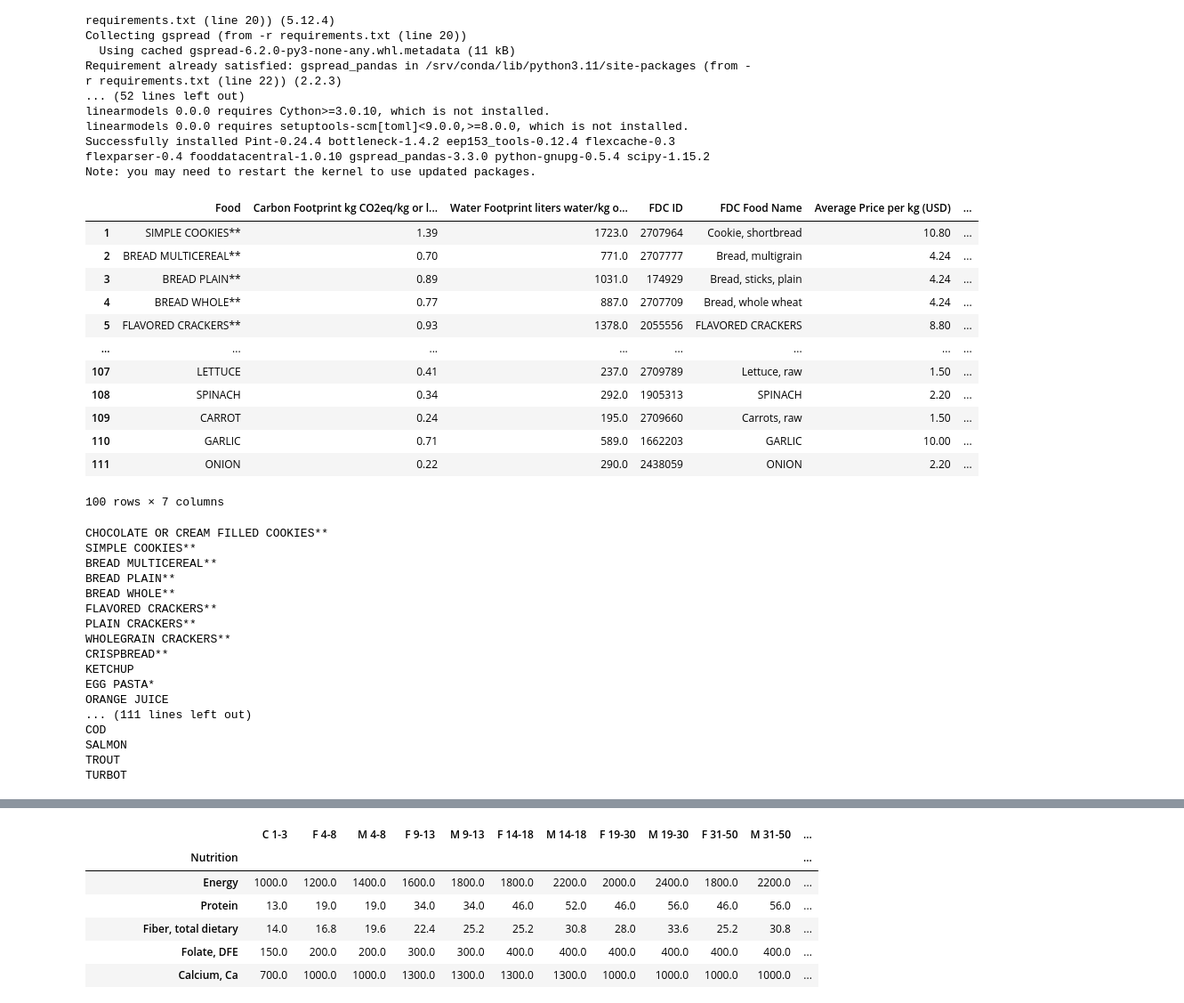
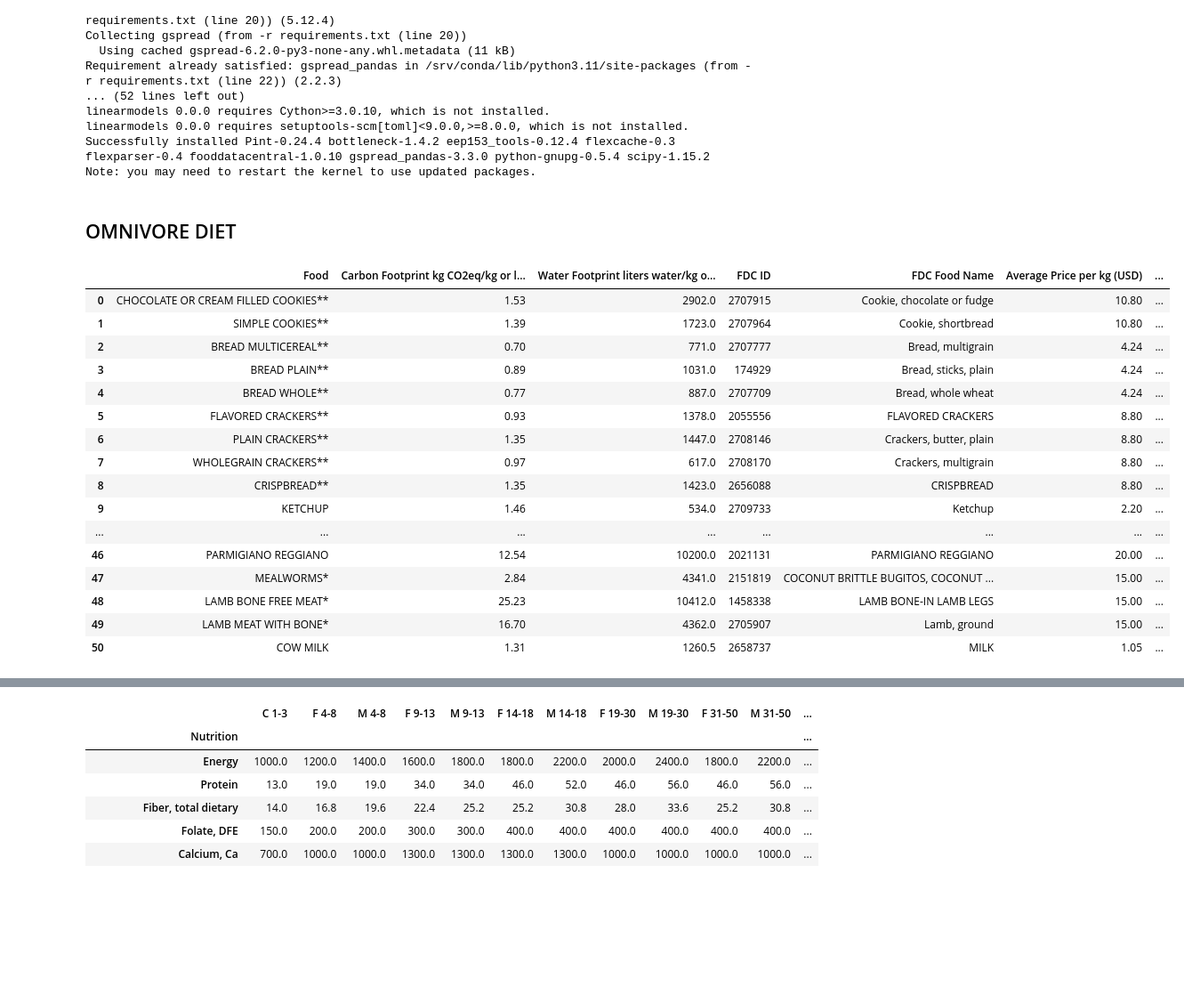
Before and after one commit to reilyfairchild/EEP-153-Proj-02, a Jupyter notebook: Project_2_Code.ipynb, the cells around one changed output, grey strips where cells are left out. Shown at 89% size. Saved outputs shown, nothing was run; the diff lists cells and outputs as text; code cells hidden in the pictures; blank space fills up the shorter version.

```diff
--- a/Project_2_Code.ipynb
+++ b/Project_2_Code.ipynb
@@ -119,61 +119,52 @@ linearmodels 0.0.0 requires Cython>=3.0.10, which is not installed.
 linearmodels 0.0.0 requires setuptools-scm[toml]<9.0.0,>=8.0.0, which is not installed.
 Successfully installed Pint-0.24.4 bottleneck-1.4.2 eep153_tools-0.12.4 flexcache-0.3 flexparser-0.4 fooddatacentral-1.0.10 gspread_pandas-3.3.0 python-gnupg-0.5.4 scipy-1.15.2
 Note: you may need to restart the kernel to use updated packages.
+# %% [markdown]
+## OMNIVORE DIET
 # %%
 
 import re
 
 # Load the CSV file into a DataFrame
 df = pd.read_csv('food_and_prices.csv')
 
 # Define a regex pattern for common animal products
-animal_product_pattern = r'\b(butter|cheese|milk|kefir|whey|eggnog|beef|chicken|dulce|pork|egg|fish|lamb|turkey|turtle|breast|mollusks|frog|thigh|yogurt|honey|gelatin|cream|lard|sausage|anchovy|shellfish|shrimp|mayo|ham|meat)\b'
+animal_product_pattern = r'\b(butter|cheese|milk|kefir|whey|eggnog|mascarpone|mozzarella|stracchino|parmigiano|beef|turbot|cod|ricotta|chicken|carp|salmon|bacon|trout|mealworms|dulce|pork|egg|fish|lamb|turkey|turtle|breast|mollusks|frog|thigh|yogurt|honey|gelatin|cream|lard|sausage|anchovy|shellfish|shrimp|mayo|ham|meat)\b'
 
 # Create a new column 'animal product' that marks items based on the pattern
 df['animal product'] = df['Food commodity ITEM'].apply(
     lambda x: 'animal product' if re.search(animal_product_pattern, str(x), re.IGNORECASE) else 'plant-based'
 )
 
 # Display the updated DataFrame
 df.rename(columns={'Food commodity ITEM': 'Food'}, inplace=True)
-df[df['animal product'] == 'plant-based'].head(100)
+df = df[df['Food'] != 'YEAST COMPRESSED*']
+#df.drop('YEAST COMPRESSED*'
+#df[df['animal product'] == 'plant-based'].head(100)
+df.head(50)
 # %% [output]
 |  | Food | Carbon Footprint kg CO2eq/kg or l... | Water Footprint liters water/kg o... | FDC ID | FDC Food Name | Average Price per kg (USD) | ... |
+| 0 | CHOCOLATE OR CREAM FILLED COOKIES** | 1.53 | 2902.0 | 2707915 | Cookie, chocolate or fudge | 10.80 | ... |
 | 1 | SIMPLE COOKIES** | 1.39 | 1723.0 | 2707964 | Cookie, shortbread | 10.80 | ... |
 | 2 | BREAD MULTICEREAL** | 0.70 | 771.0 | 2707777 | Bread, multigrain | 4.24 | ... |
 | 3 | BREAD PLAIN** | 0.89 | 1031.0 | 174929 | Bread, sticks, plain | 4.24 | ... |
 | 4 | BREAD WHOLE** | 0.77 | 887.0 | 2707709 | Bread, whole wheat | 4.24 | ... |
 | 5 | FLAVORED CRACKERS** | 0.93 | 1378.0 | 2055556 | FLAVORED CRACKERS | 8.80 | ... |
+| 6 | PLAIN CRACKERS** | 1.35 | 1447.0 | 2708146 | Crackers, butter, plain | 8.80 | ... |
+| 7 | WHOLEGRAIN CRACKERS** | 0.97 | 617.0 | 2708170 | Crackers, multigrain | 8.80 | ... |
+| 8 | CRISPBREAD** | 1.35 | 1423.0 | 2656088 | CRISPBREAD | 8.80 | ... |
+| 9 | KETCHUP | 1.46 | 534.0 | 2709733 | Ketchup | 2.20 | ... |
 | ... | ... | ... | ... | ... | ... | ... | ... |
-| 107 | LETTUCE | 0.41 | 237.0 | 2709789 | Lettuce, raw | 1.50 | ... |
-| 108 | SPINACH | 0.34 | 292.0 | 1905313 | SPINACH | 2.20 | ... |
-| 109 | CARROT | 0.24 | 195.0 | 2709660 | Carrots, raw | 1.50 | ... |
-| 110 | GARLIC | 0.71 | 589.0 | 1662203 | GARLIC | 10.00 | ... |
-| 111 | ONION | 0.22 | 290.0 | 2438059 | ONION | 2.20 | ... |
+| 46 | PARMIGIANO REGGIANO | 12.54 | 10200.0 | 2021131 | PARMIGIANO REGGIANO | 20.00 | ... |
+| 47 | MEALWORMS* | 2.84 | 4341.0 | 2151819 | COCONUT BRITTLE BUGITOS, COCONUT ... | 15.00 | ... |
+| 48 | LAMB BONE FREE MEAT* | 25.23 | 10412.0 | 1458338 | LAMB BONE-IN LAMB LEGS | 15.00 | ... |
+| 49 | LAMB MEAT WITH BONE* | 16.70 | 4362.0 | 2705907 | Lamb, ground | 15.00 | ... |
+| 50 | COW MILK | 1.31 | 1260.5 | 2658737 | MILK | 1.05 | ... |
-100 rows × 7 columns
 # %%
 df.set_index('Food', inplace=True)
 # %%
-for food in df.index:
-    print(food)
+#for food in df.index:
+    #print(food)
-# %% [output]
-CHOCOLATE OR CREAM FILLED COOKIES**
-SIMPLE COOKIES**
-BREAD MULTICEREAL**
-BREAD PLAIN**
-BREAD WHOLE**
-FLAVORED CRACKERS**
-PLAIN CRACKERS**
-WHOLEGRAIN CRACKERS**
-CRISPBREAD**
-KETCHUP
-EGG PASTA*
-ORANGE JUICE
-... (111 lines left out)
-COD
-SALMON
-TROUT
-TURBOT
 # %%
 #Building A
 import warnings
```
Also changed, not shown: parts of 10 cells of this notebook.
